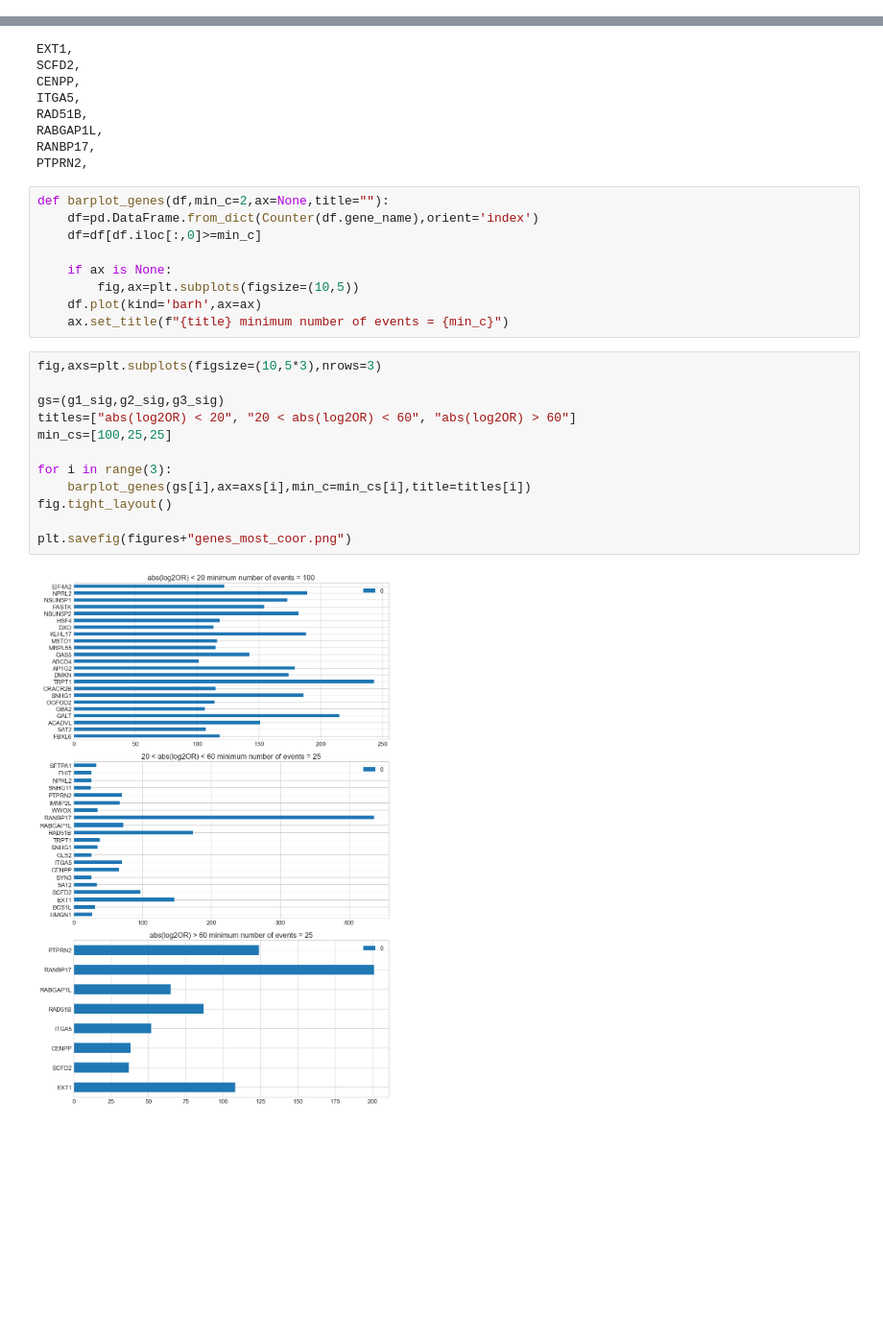
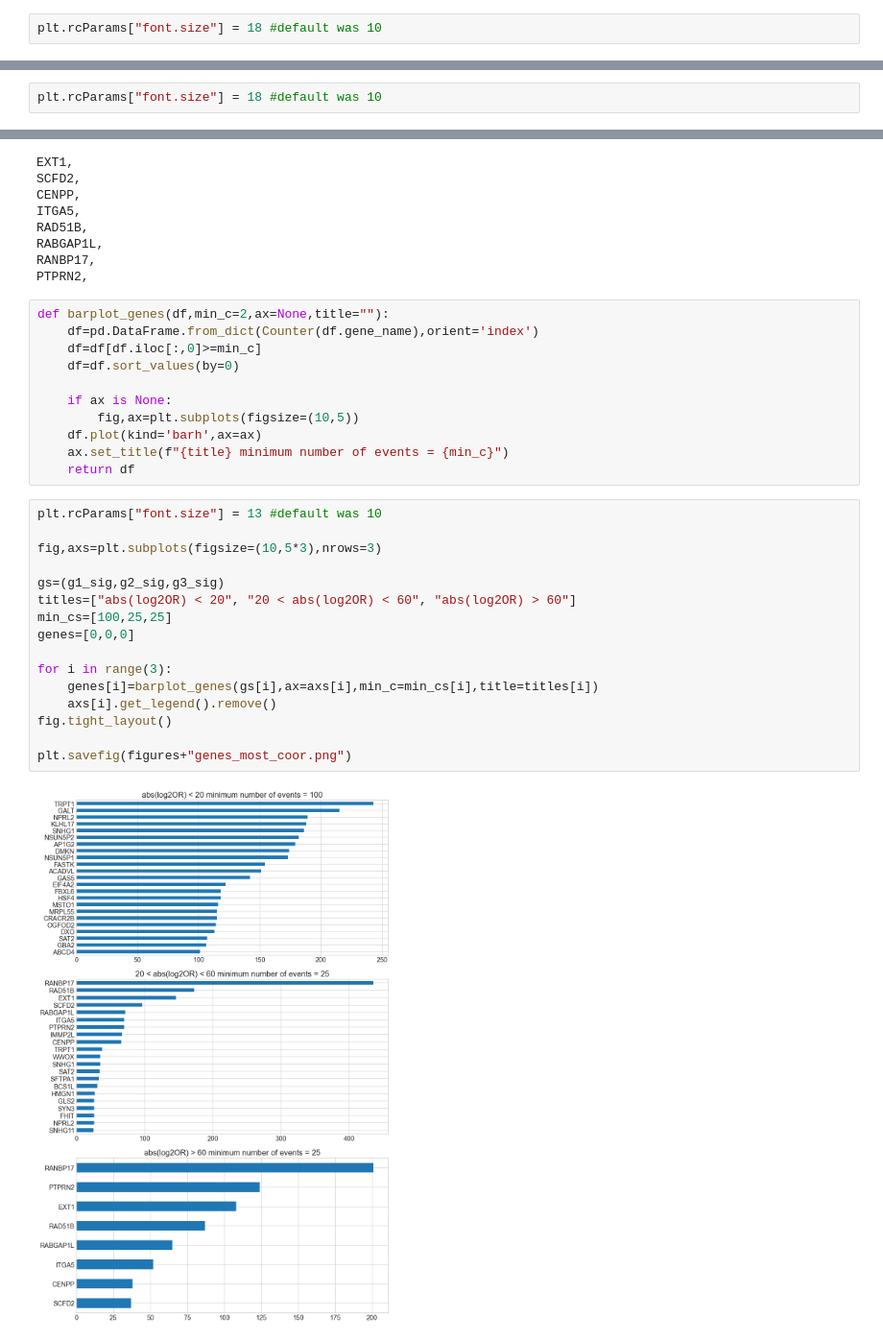
Before and after one commit to carmineceraolo/splicing-coordination, a Jupyter notebook: sheet05.ipynb, the cells around one changed output, grey strips where cells are left out. Shown at 96% size. Drawn from its saved outputs; the diff is of its cells as text; blank space fills up the shorter version.

```diff
--- a/sheet05.ipynb
+++ b/sheet05.ipynb
@@ -288,6 +288,8 @@ def plot_ave_cont(df,ax=None,sig=0.05,sample_size=1000, title=""):
     sns.heatmap(cont,annot=True,ax=ax,cmap="coolwarm",fmt=".2%",center=0.1) #coolwarm
     ax.set_title(f"{title} tot counts = {int(tot)}",fontsize=18)
     return cont
+# %%
+plt.rcParams["font.size"] = 18 #default was 10
 # %%
 fig,axs=plt.subplots(figsize=(7*3-1,6-1),ncols=3)
 
@@ -567,6 +569,8 @@ fig_e=[('IR', 'IR'),
  ('ES', 'IR'),
  ('IR', 'ES'),
  ('ES', 'ES')]
+# %%
+plt.rcParams["font.size"] = 18 #default was 10
 # %%
 fig,axs=plt.subplots(figsize=(7*4,6*2),nrows=2,ncols=4)
 
@@ -627,22 +631,28 @@ PTPRN2,
 def barplot_genes(df,min_c=2,ax=None,title=""):
     df=pd.DataFrame.from_dict(Counter(df.gene_name),orient='index')
     df=df[df.iloc[:,0]>=min_c]
+    df=df.sort_values(by=0)
 
     if ax is None:
         fig,ax=plt.subplots(figsize=(10,5))
     df.plot(kind='barh',ax=ax)
     ax.set_title(f"{title} minimum number of events = {min_c}")
+    return df
 # %%
+plt.rcParams["font.size"] = 13 #default was 10
+
 fig,axs=plt.subplots(figsize=(10,5*3),nrows=3)
 
 gs=(g1_sig,g2_sig,g3_sig)
 titles=["abs(log2OR) < 20", "20 < abs(log2OR) < 60", "abs(log2OR) > 60"]
 min_cs=[100,25,25]
+genes=[0,0,0]
 
 for i in range(3):
-    barplot_genes(gs[i],ax=axs[i],min_c=min_cs[i],title=titles[i])
+    genes[i]=barplot_genes(gs[i],ax=axs[i],min_c=min_cs[i],title=titles[i])
+    axs[i].get_legend().remove()
 fig.tight_layout()
 
 plt.savefig(figures+"genes_most_coor.png")
 # %% [output]
-[figure, old version]
+[figure, new version]
```
Also changed, not shown: parts of 23 cells of this notebook, 3 other files.
